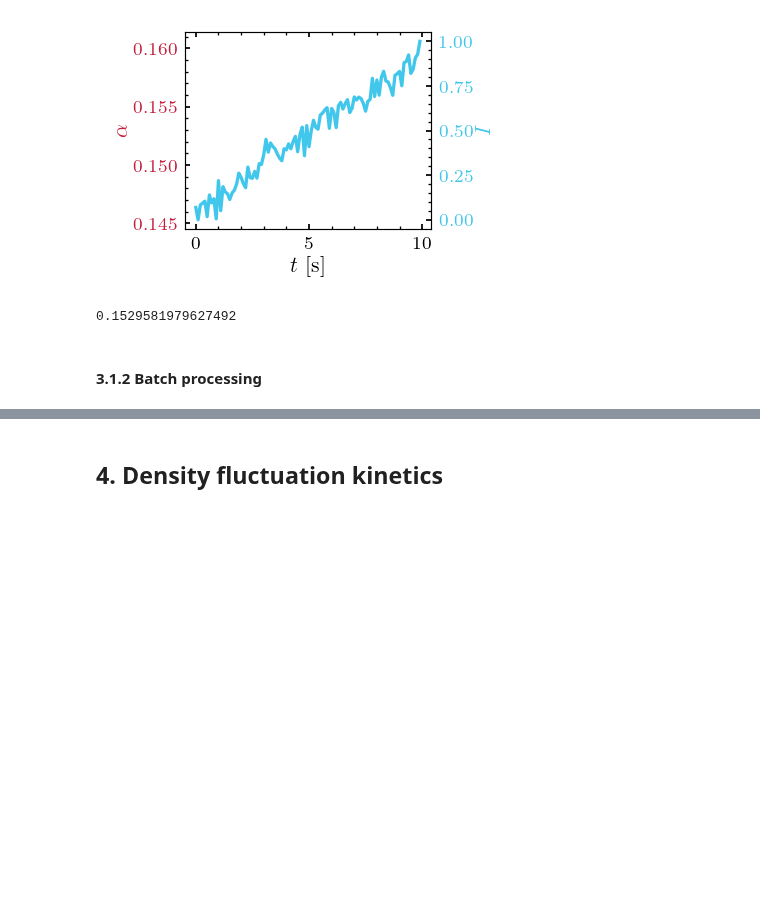
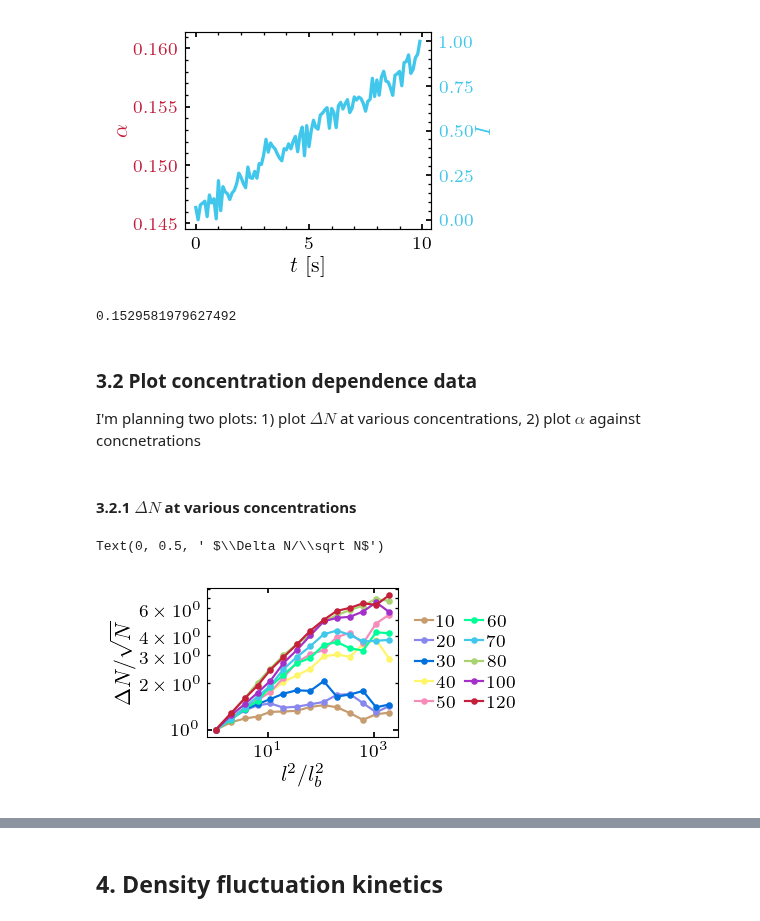
Before and after one commit to ZLoverty/Python, a Jupyter notebook: Correlation/src/Figures.ipynb, the cells around one changed output, grey strips where cells are left out. Drawn from its saved outputs; the diff is of its cells as text; code cells hidden in the pictures; blank space fills up the shorter version.

```diff
--- a/Correlation/src/Figures.ipynb
+++ b/Correlation/src/Figures.ipynb
@@ -185,5 +186,37 @@ alpha = df['alpha'].mean()
 print(alpha)
 # %% [output]
 0.1529581979627492
-# %% [markdown]
-#### 3.1.2 Batch processing
+# %% [markdown]
+### 3.2 Plot concentration dependence data
+
+I'm planning two plots: 1) plot $\Delta N$ at various concentrations, 2) plot $\alpha$ against concnetrations
+# %% [markdown]
+#### 3.2.1 $\Delta N$ at various concentrations
+# %%
+date = []
+num = []
+conc = []
+for kw in dirs:
+    if int(kw) <= 120:
+        conc.append(int(kw))
+        d, n = dirs[kw][1].split('-')
+        date.append(d)
+        num.append(int(n))
+data_log = pd.DataFrame().assign(conc=conc, date=date, num=num).sort_values(by='conc')
+# %%
+lb = 10
+fig, ax = plt.subplots()
+data_dir = r'E:\moreData\{0}\df2_kinetics\{1:02d}\kinetics_data.csv'
+for num, i in data_log.iterrows():
+    if i.conc != 0 and i.conc != 85:
+        k_data = pd.read_csv(data_dir.format(i.date, i.num))
+        gnf_data = k_data.loc[k_data.segment==k_data.segment.max()]
+        x, y = postprocess_gnf(gnf_data, lb, xlim=[1, 10000], sparse=3)
+        ax.plot(x, y, marker='o', label=str(i.conc), color=wowcolor(num), markersize=2, lw=1)
+ax.loglog()
+ax.legend(loc='right', bbox_to_anchor=(1.7, 0.5), ncol=2)
+ax.set_xlabel('$l^2/l_b^2$')
+ax.set_ylabel(' $\Delta N/\sqrt N$')
+# %% [output]
+Text(0, 0.5, ' $\\Delta N/\\sqrt N$')
+[figure, added]
```
Also changed, not shown: parts of 20 cells of this notebook, 3 other files.
